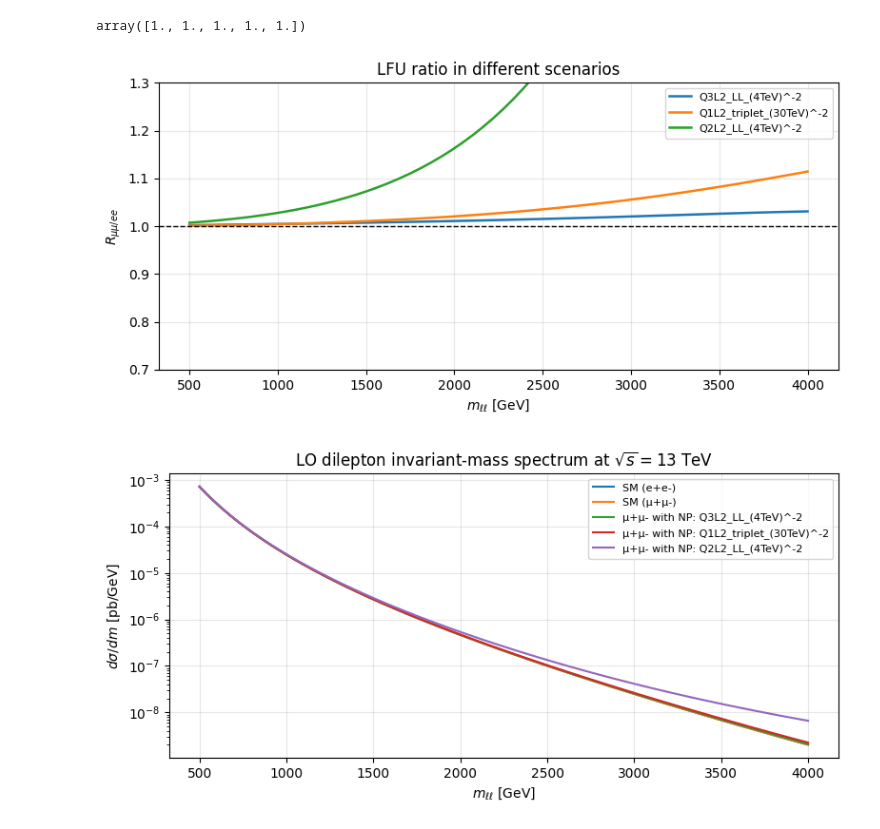
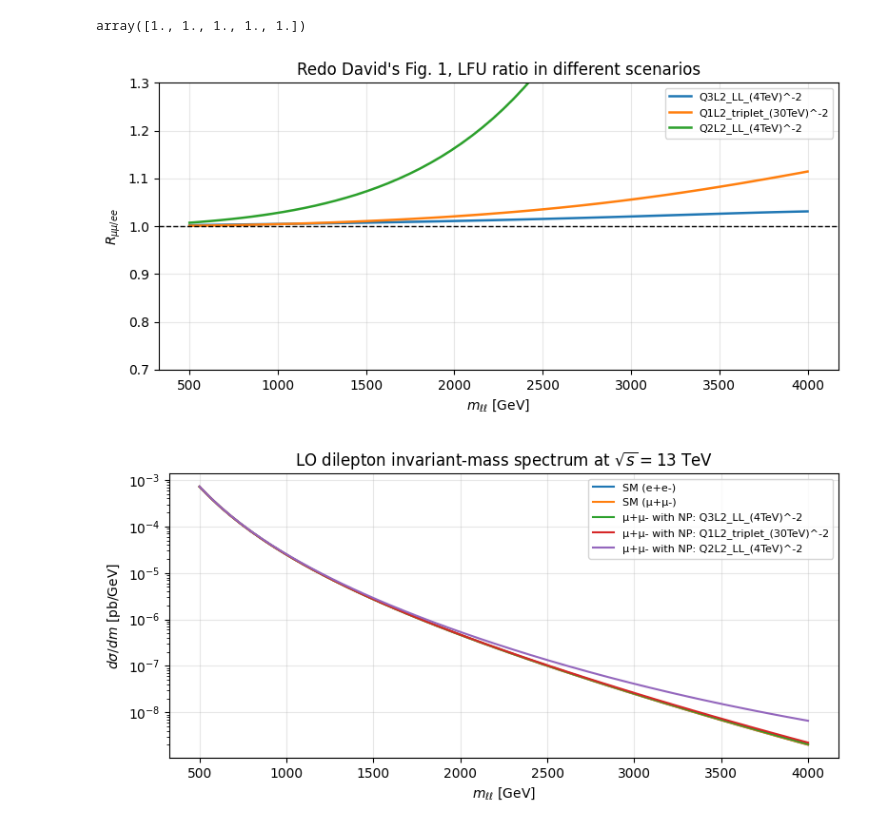
Before and after one commit to manuel-morales-a/flavourful_DY_PDF_SMEFT, a Jupyter notebook: dy_SM_NP.ipynb, the cells around one changed output. Saved outputs shown, nothing was run; the diff lists cells and outputs as text; code cells hidden in the pictures.

```diff
--- a/dy_SM_NP.ipynb
+++ b/dy_SM_NP.ipynb
@@ -93,3 +106,19 @@ def F_form_factor(s, Qq, Ql, gZq, gZl, eps=0.0):
     zprop = (gZq * gZl) / (s - mZ**2 + 1j*mZ*GammaZ)
     contact = eps / v**2
     return photon + zprop + contact
+# %%
+# Example: three form factors and their modulus-squared
+s_example = 1000.0**2  # GeV^2
+
+F1 = F_form_factor(s_example, Q_u, Q_e, gZuL, gZlL, eps=0.0)
+F2 = F_form_factor(s_example, Q_u, Q_e, gZuL, gZlL, eps=eps_from_Lambda(30.0, sign=+1.0))
+F3 = F_form_factor(s_example, Q_u, Q_e, gZuL, gZlL, eps=eps_from_Lambda(30.0, sign=-1.0))
+
+examples = {"F1 (SM photon+Z)": F1,
+            "F2 (+eps, 30 TeV)": F2,
+            "F3 (-eps, 30 TeV)": F3}
+
+for name, val in examples.items():
+    print(name, "=", val)
+    print("|{}|^2 =".format(name), abs(val)**2)
+    print()
@@ -286,3 +306,29 @@ def dsigma_dm(m, eps_by_flavour, muF=None):
+# %%
+# Now the convolution with the pdf luminosity
+def dsigma_dm(m, eps_by_flavour, muF=None):
+    """
+    Calculate the differential cross-section dsigma/dm in a given m value.
+    m: float, invariant mass in GeV
+    eps: dict, epsilon parameters by flavour
+    """
+    if muF is None:
+        muF = m  # choose μ_F = m
+
+    tau = (m**2)/s0
+    if tau <= 0 or tau >= 1:
+        return 0.0
+
+    total = 0.0
+    for qname, qinfo in quarks.items():
+        L = luminosity_qqbar(pdf, qinfo["pid"], tau, muF)
+        shat = s0 * tau
+        eps_dict = eps_by_flavour.get(qname, {})
+        sigmahat = sigmahat_funcs[qname](shat, eps_dict)  # GeV^-2
+        total += 2.0 * L * sigmahat  # GeV^-2
+
+    dsigma_dtau = total
+    dsigma_dm_gev2 = dsigma_dtau * (2*m/s0)
+    return dsigma_dm_gev2 * GEV2_TO_PB
 # %% [markdown]
 
 ## 6. EFT benchmarks (paper Fig. 1 style)
@@ -407,21 +454,21 @@ array([1., 1., 1., 1., 1.])
 # %%
 fig, ax = plt.subplots(figsize=(8,4))
 for name, out in spectra.items():
     if name == "SM":
         continue
     ax.plot(m_grid, out["R"], label=name, linewidth=1.8)
 
 ax.axhline(1.0, linestyle="--", color="k", linewidth=1)
 ax.set_xlabel(r"$m_{\ell\ell}$ [GeV]")
 ax.set_ylabel(r"$R_{\mu\mu/ee}$")
-ax.set_title(r"LFU ratio in different scenarios")
+ax.set_title(r"Redo David's Fig. 1, LFU ratio in different scenarios")
 ax.set_ylim(0.7, 1.3)
 ax.grid(True, alpha=0.3)
 ax.legend(fontsize=8)
 fig.tight_layout()
 plt.show()
 # %% [output]
-[figure, old version]
+[figure, new version]
 # %%
 
 plt.figure(figsize=(8,4))
```
Also changed, not shown: parts of 12 cells of this notebook.
